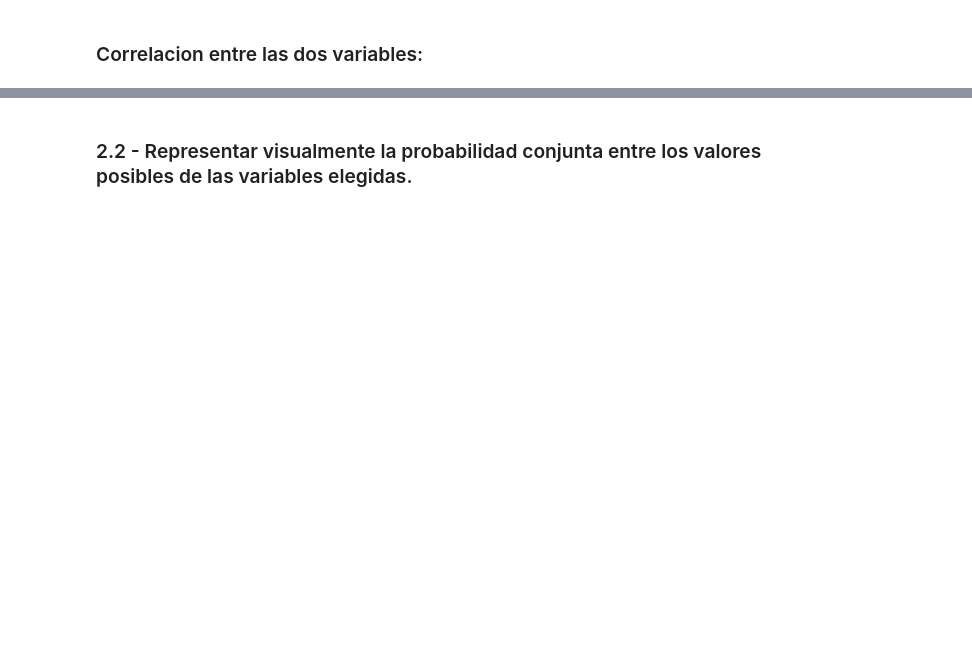
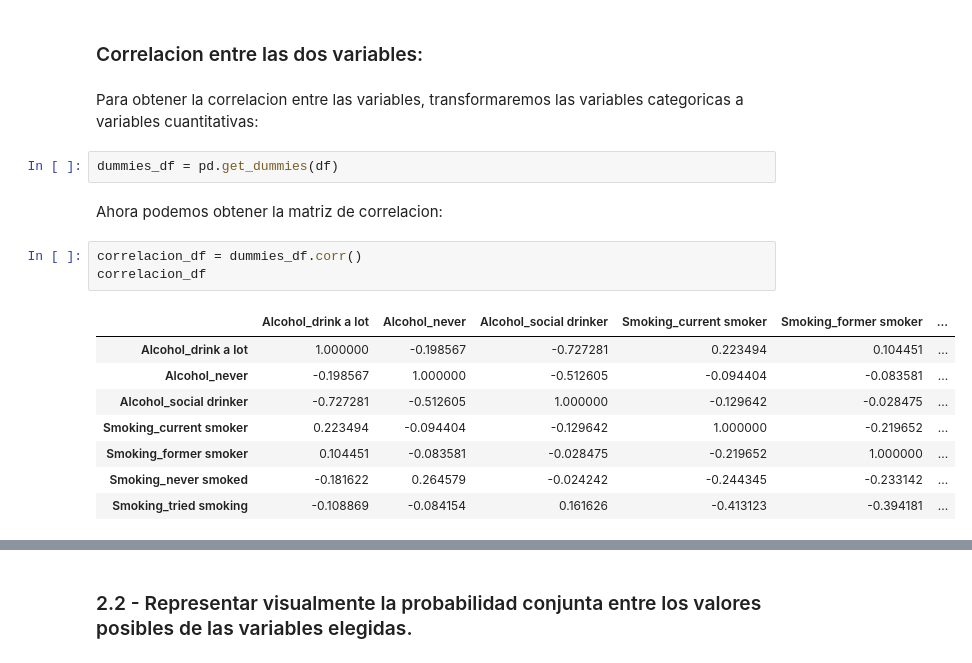
Before and after one commit to david-gonzalez/diplodatos, a Jupyter notebook: analisis_y_visualizacion/Laboratorios/Laboratorio 1/Resultados del Laboratorio 1.ipynb, the cells around one changed output, grey strips where cells are left out. Cells and saved outputs as stored; diff of their text form; blank space fills up the shorter version.

```diff
--- a/analisis_y_visualizacion/Laboratorios/Laboratorio 1/Resultados del Laboratorio 1.ipynb
+++ b/analisis_y_visualizacion/Laboratorios/Laboratorio 1/Resultados del Laboratorio 1.ipynb
@@ -417,2 +494,20 @@ pd.crosstab(index=vars_df['Alcohol'], columns=vars_df['Smoking'], margins=True,
 # %% [markdown]
 <h3>Correlacion entre las dos variables:</h3>
+# %% [markdown]
+Para obtener la correlacion entre las variables, transformaremos las variables categoricas a variables cuantitativas:
+# %%
+dummies_df = pd.get_dummies(df)
+# %% [markdown]
+Ahora podemos obtener la matriz de correlacion:
+# %%
+correlacion_df = dummies_df.corr()
+correlacion_df
+# %% [output]
+|  | Alcohol_drink a lot | Alcohol_never | Alcohol_social drinker | Smoking_current smoker | Smoking_former smoker | ... |
+| Alcohol_drink a lot | 1.000000 | -0.198567 | -0.727281 | 0.223494 | 0.104451 | ... |
+| Alcohol_never | -0.198567 | 1.000000 | -0.512605 | -0.094404 | -0.083581 | ... |
+| Alcohol_social drinker | -0.727281 | -0.512605 | 1.000000 | -0.129642 | -0.028475 | ... |
+| Smoking_current smoker | 0.223494 | -0.094404 | -0.129642 | 1.000000 | -0.219652 | ... |
+| Smoking_former smoker | 0.104451 | -0.083581 | -0.028475 | -0.219652 | 1.000000 | ... |
+| Smoking_never smoked | -0.181622 | 0.264579 | -0.024242 | -0.244345 | -0.233142 | ... |
+| Smoking_tried smoking | -0.108869 | -0.084154 | 0.161626 | -0.413123 | -0.394181 | ... |
```
Also changed, not shown: parts of 29 cells of this notebook, 2 other files.
